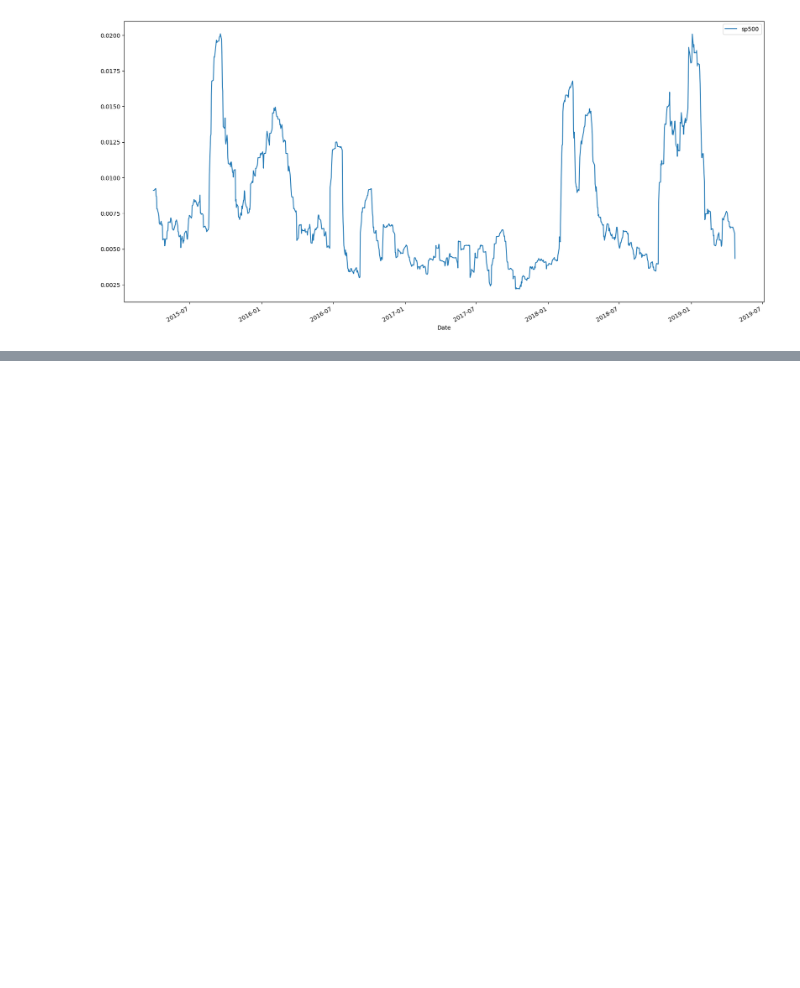
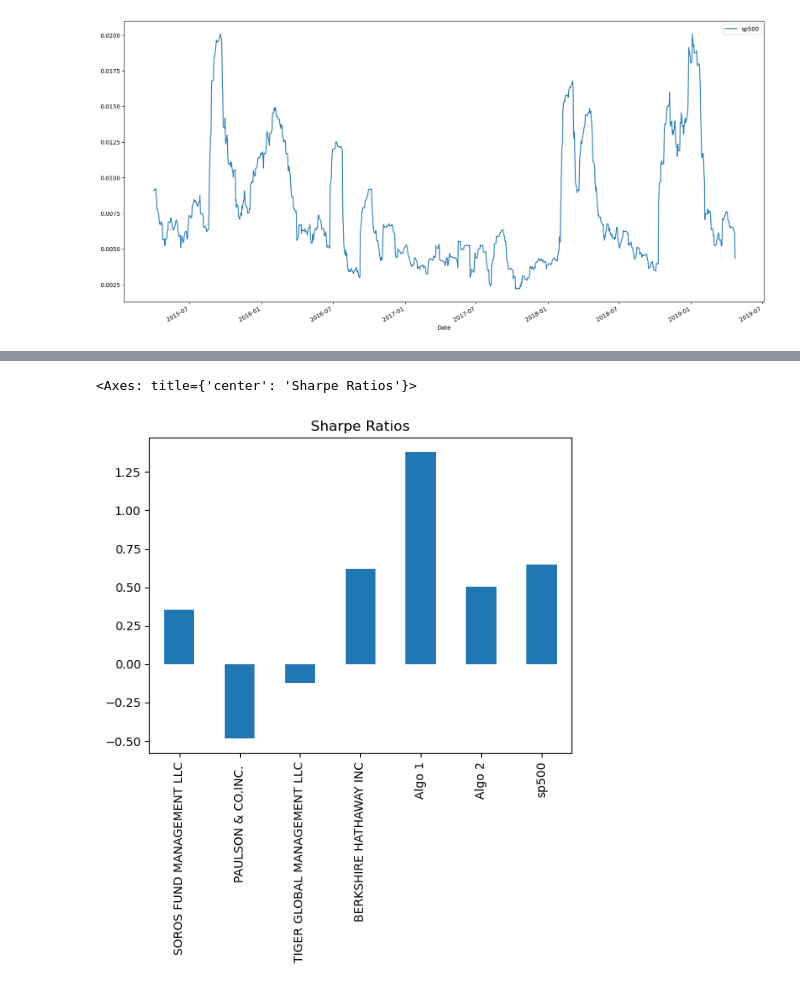
Before and after one commit to Marie462012/Portfolio-Analysis---A-Whale-Off, a Jupyter notebook: whale_analysis.ipynb, the cells around one changed output, grey strips where cells are left out. Saved outputs shown, nothing was run; the diff lists cells and outputs as text; code cells hidden in the pictures; blank space fills up the shorter version.

```diff
--- a/whale_analysis.ipynb
+++ b/whale_analysis.ipynb
@@ -207,0 +338,4 @@ df_daily.plot(kind="scatter", y = "Algo 2", x = "sp500", figsize = (20,10))
+# %%
+# Annualized Sharpe Ratios
+sharpe_ratios = df_daily.mean()*252/(df_daily.std()*np.sqrt(252))
+sharpe_ratios
@@ -207,0 +351,6 @@ df_daily.plot(kind="scatter", y = "Algo 2", x = "sp500", figsize = (20,10))
+# %%
+# Visualize the sharpe ratios as a bar plot
+sharpe_ratios.plot(kind = "bar", title = "Sharpe Ratios")
+# %% [output]
+<Axes: title={'center': 'Sharpe Ratios'}>
+[figure, added]
```
Also changed, not shown: parts of 66 cells of this notebook.
